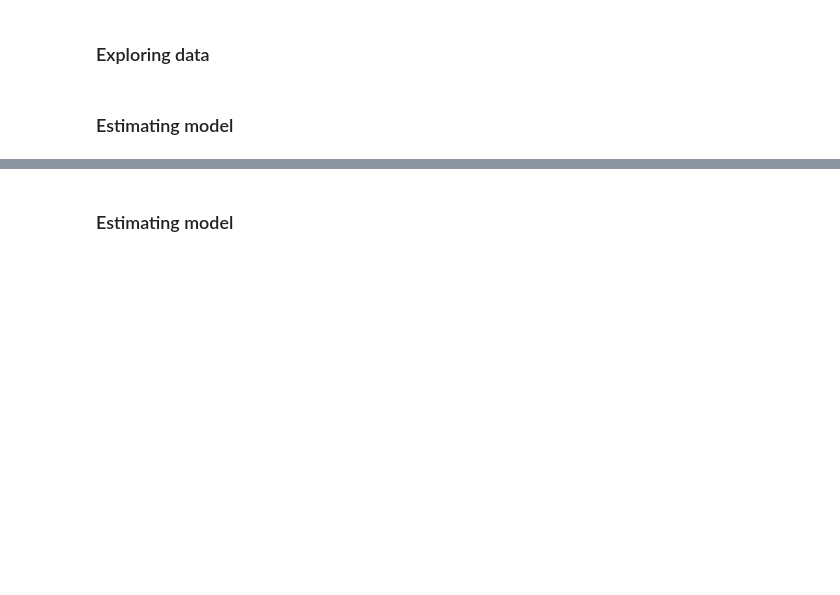
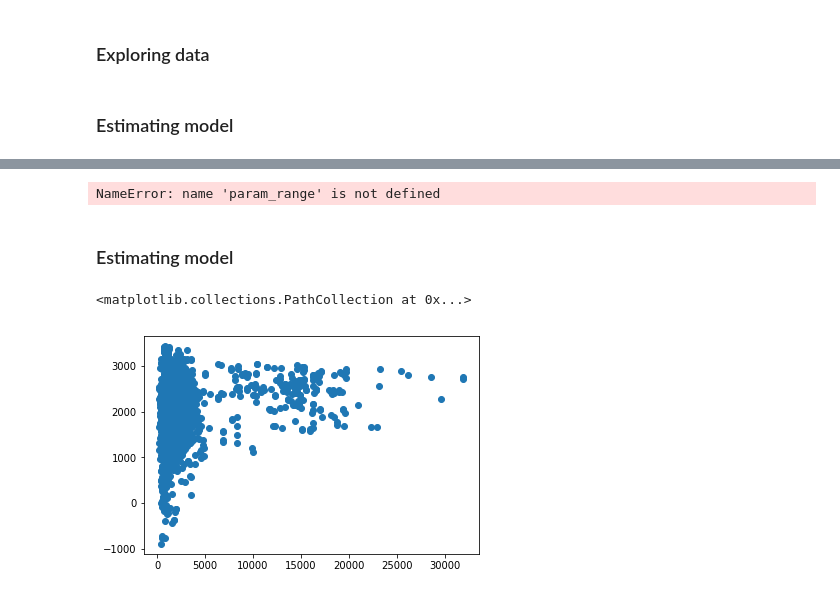
Before and after one commit to Morten-Esketveit/TSDS-gruppe-2019, a Jupyter notebook: Exam/Prediction/prediction_model.ipynb, the cells around one changed output, grey strips where cells are left out. Drawn from its saved outputs; the diff is of its cells as text; code cells hidden in the pictures; blank space fills up the shorter version.

```diff
--- a/Exam/Prediction/prediction_model.ipynb
+++ b/Exam/Prediction/prediction_model.ipynb
@@ -86,6 +129,7 @@ r
 # %%
-pipe_linear = make_pipeline(Lasso(k=10,random_state=seed))
-scores = cross_val_score(estimator=pipe_linear, X=, y= , cv=10)
+pipe_linear = make_pipeline(Lasso(alpha=1.0,StandardScaler(),random_state=seed))
+model=Lasso(alpha=1.0,random_state=seed)
+scores = cross_val_score(estimator=model, X=X, y=y , cv=10)
 param_range_1 = [0.0001, 0.001, 0.01, 0.1, 1.0, 10.0, 100.0, 1000.0]
-
+print('CV accuracy scores: %s' % scores)
 print('CV accuracy: %.3f +/- %.3f' % (np.mean(scores), np.std(scores)))
@@ -92,9 +138,9 @@ print('CV accuracy: %.3f +/- %.3f' % (np.mean(scores), np.std(scores)))
 # %%
 # Validation curve
 train_scores, test_scores = validation_curve(
-    estimator=pipe_lr,
-    X=X_train,
-    y=y_train,
+    estimator=model,
+    X=X,
+    y=y,
     param_name='logisticregression__C',
     param_range=param_range,
     cv=10)
@@ -122,6 +168,8 @@ plt.xlabel('Parameter C')
 plt.ylabel('Accuracy')
 plt.ylim([0.8, 1.03])
 plt.show()
+# %% [output]
+NameError: name 'param_range' is not defined
 # %%
 ### Grid search
 param_range_1 = [0.0001, 0.001, 0.01, 0.1,
@@ -158,3 +195,9 @@ plt.scatter(y, predictions)
 
 accuracy = metrics.r2_score(y, predictions)
 print(“Cross-Predicted Accuracy:”, accuracy)
+# %%
+predictions = cross_val_predict(model, X, y, cv=6)
+plt.scatter(y, predictions)
+# %% [output]
+<matplotlib.collections.PathCollection at 0x...>
+[figure, added]
```
Also changed, not shown: parts of 10 cells of this notebook, 2 other files.
